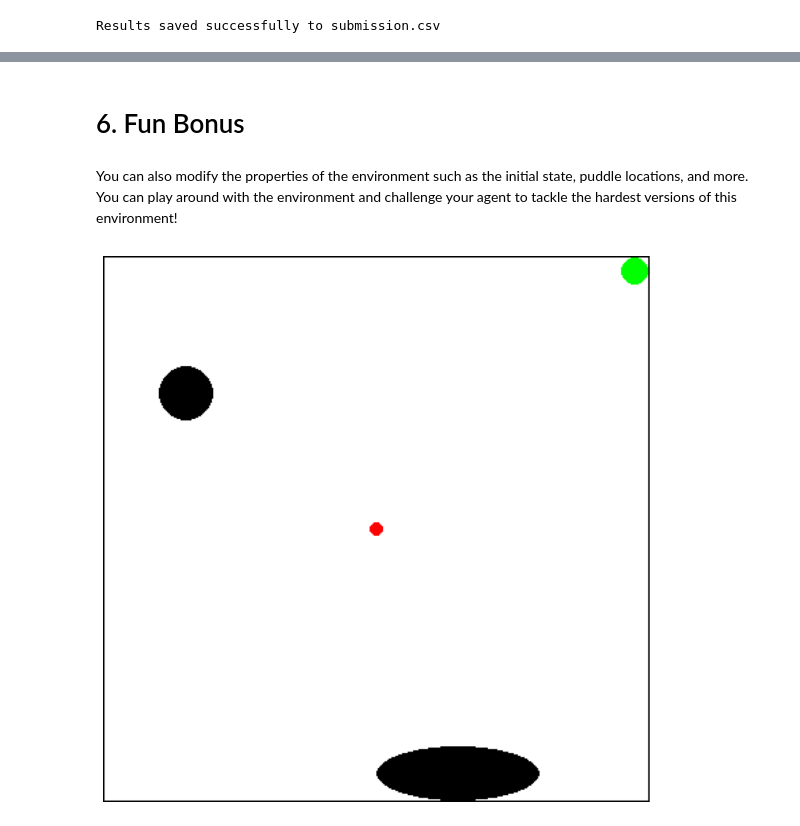
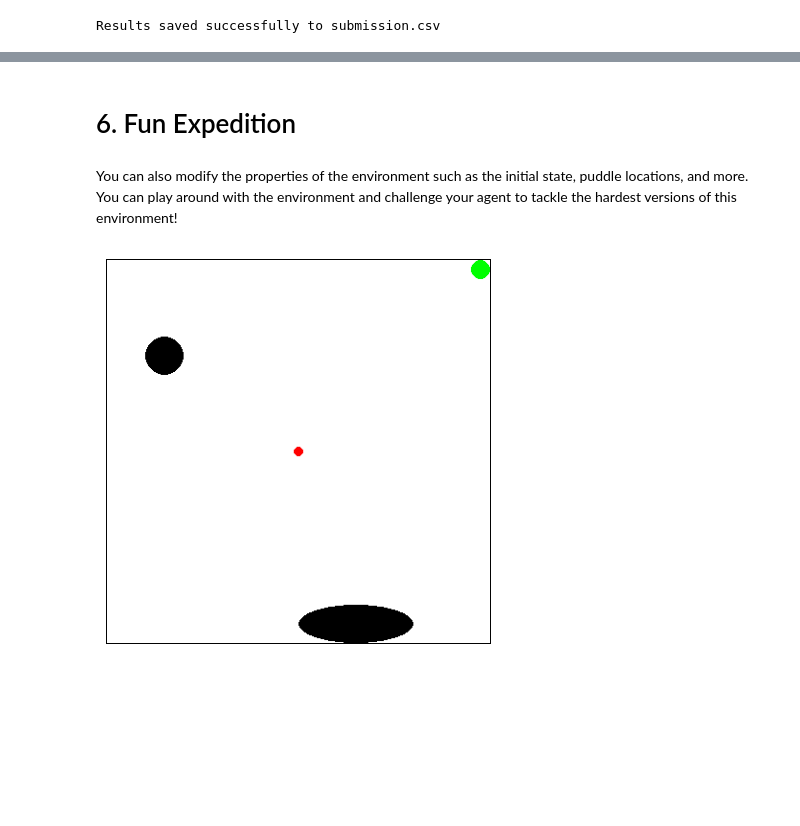
Before and after one commit to psaunderualberta/2024-upper-bound-ai-comp, a Jupyter notebook: getting_started.ipynb, the cells around one changed output, grey strips where cells are left out. Drawn from its saved outputs; the diff is of its cells as text; code cells hidden in the pictures; blank space fills up the shorter version.

```diff
--- a/getting_started.ipynb
+++ b/getting_started.ipynb
@@ -139,13 +130,3 @@ action space: [array([-0.05,  0.  ]), array([0.05, 0.  ]), array([ 0.  , -0.05])
 observation space: Box(0.0, 1.0, (2,), float64)
 # %% [markdown]
 Here is the visualization of the environment for the default configuration.
-# %%
-obs, info = env.reset()
-fig, ax = plt.subplots(figsize=(20, 10))
-ax.axis('off')
-img = env.render()
-img_with_frame = np.zeros((img.shape[0]+2, img.shape[1]+2, 3), dtype=np.uint8)
-img_with_frame[1:-1, 1:-1, :] = img
-img = ax.imshow(img_with_frame)
-display.display(plt.gcf())
-display.clear_output(wait=True)
@@ -486,29 +491,24 @@ print(df)
 
 [100 rows x 6 columns]
 # %% [markdown]
-# 6. Fun Bonus
+# 6. Fun Expedition
 # %% [markdown]
 You can also modify the properties of the environment such as the initial state, puddle locations, and more. You can play around with the environment and challenge your agent to tackle the hardest versions of this environment!
 # %%
 env = gym.make(
         "PuddleWorld-v0",
         start=[0.5,0.5],
         goal=[1.,1.],
         goal_threshold=0.1,
         noise=0.01,
         thrust=0.05,
         puddle_top_left=[[0.1  , 0.8],[0.5, 0.1 ]],
         puddle_width=[[0.1, 0.1 ],[0.3, 0.1]]
     )
 
 obs, info = env.reset()
-fig, ax = plt.subplots(figsize=(20, 10))
-ax.axis('off')
-img = env.render()
-img_with_frame = np.zeros((img.shape[0]+2, img.shape[1]+2, 3), dtype=np.uint8)
-img_with_frame[1:-1, 1:-1, :] = img
-img = ax.imshow(img_with_frame)
-display.display(plt.gcf())
-display.clear_output(wait=True)
+image = env.render()
+fig, ax = plt.subplots(figsize=(5, 5))
+online_rendering(image)
 # %% [output]
-[figure, old version]
+[figure, new version]
```
Also changed, not shown: parts of 17 cells of this notebook.
